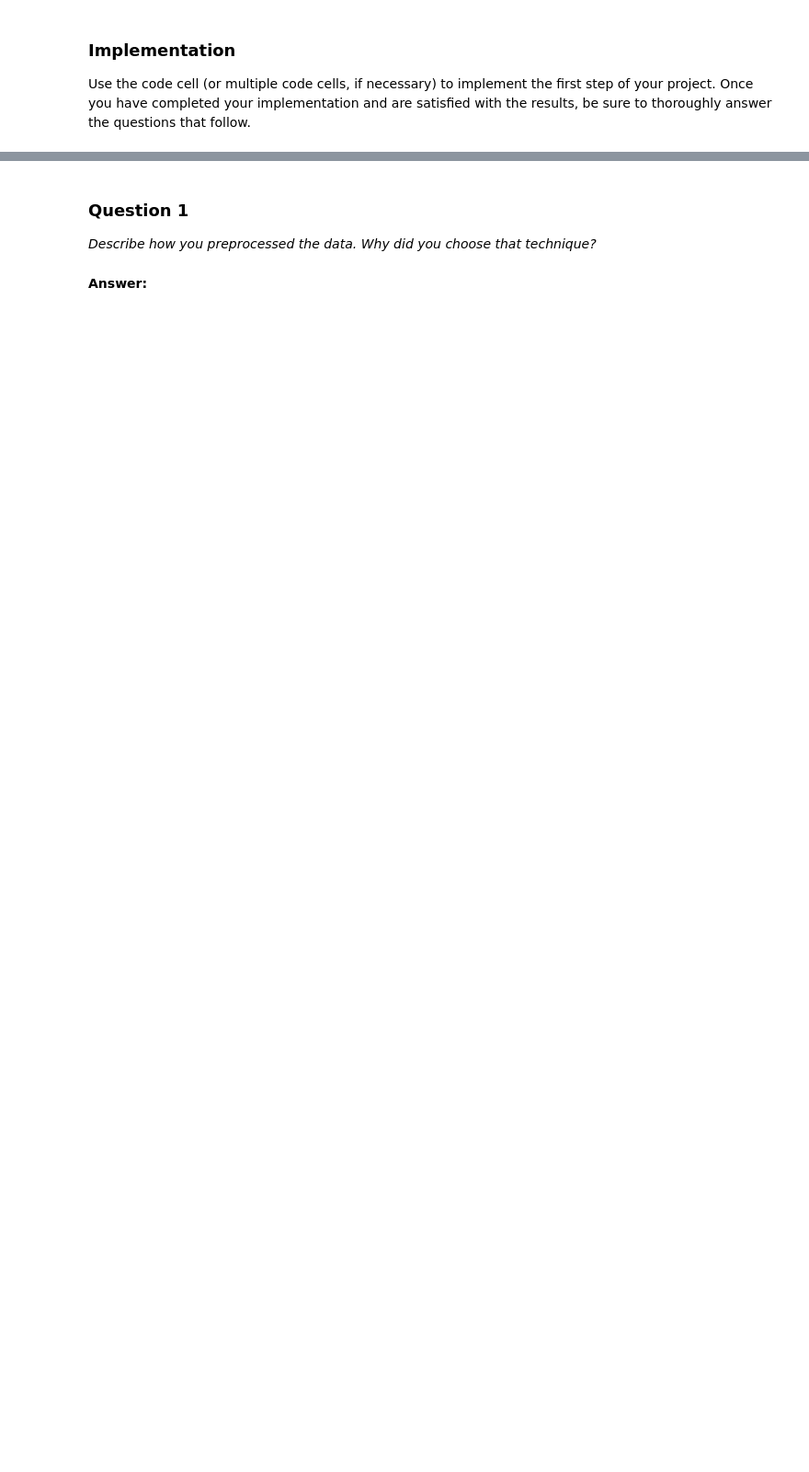
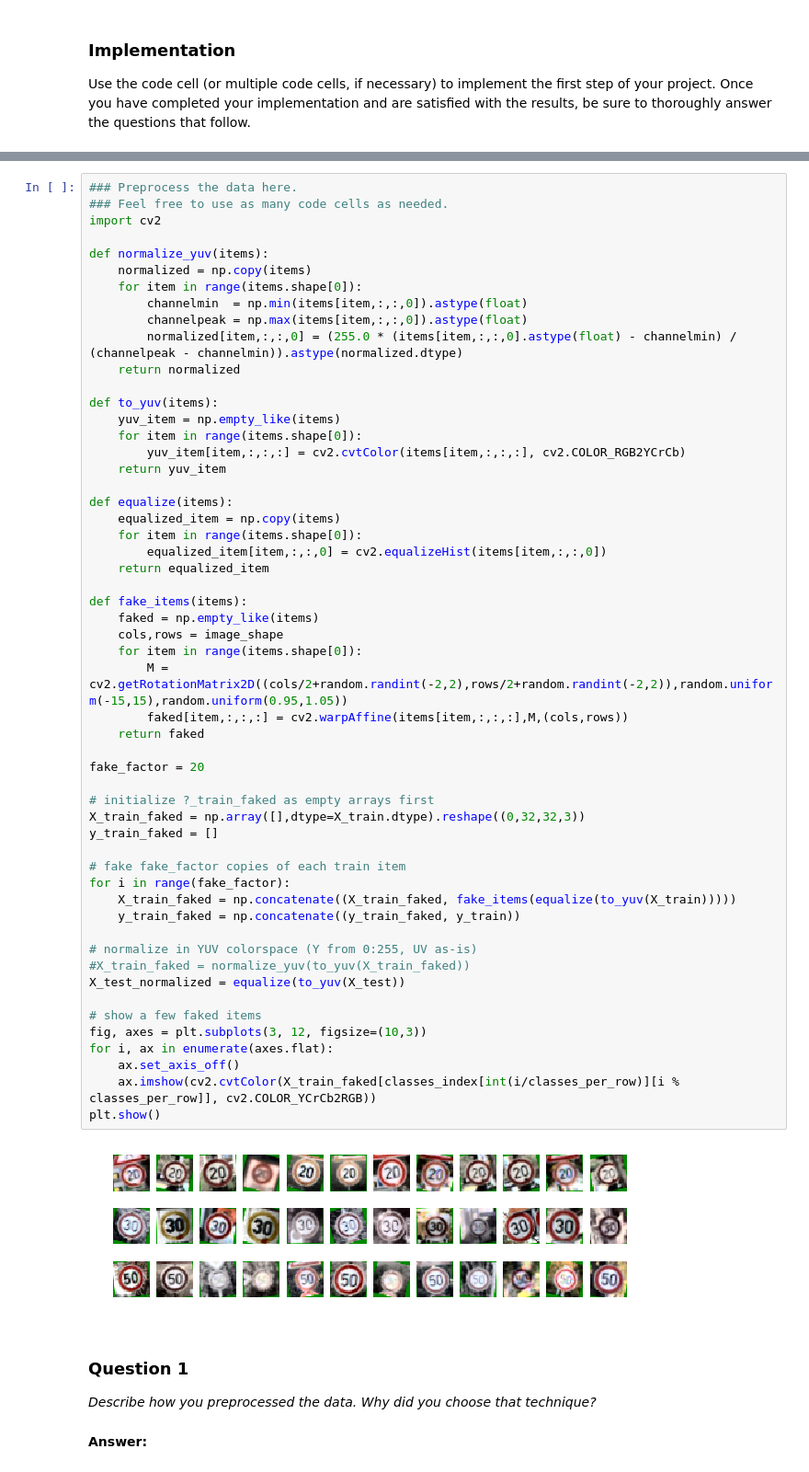
Before and after one commit to antorsae/CarND-Traffic-Sign-Classifier-Project, a Jupyter notebook: Traffic_Sign_Classifier.ipynb, the cells around one changed output, grey strips where cells are left out. Shown at 92% size. Drawn from its saved outputs; the diff is of its cells as text; blank space fills up the shorter version.

```diff
--- a/Traffic_Sign_Classifier.ipynb
+++ b/Traffic_Sign_Classifier.ipynb
@@ -242,3 +134,59 @@ uint8
+# %%
+### Preprocess the data here.
+### Feel free to use as many code cells as needed.
+import cv2
+
+def normalize_yuv(items):
+    normalized = np.copy(items)
+    for item in range(items.shape[0]):
+        channelmin  = np.min(items[item,:,:,0]).astype(float)
+        channelpeak = np.max(items[item,:,:,0]).astype(float)
+        normalized[item,:,:,0] = (255.0 * (items[item,:,:,0].astype(float) - channelmin) / (channelpeak - channelmin)).astype(normalized.dtype)
+    return normalized
+
+def to_yuv(items):
+    yuv_item = np.empty_like(items)
+    for item in range(items.shape[0]):
+        yuv_item[item,:,:,:] = cv2.cvtColor(items[item,:,:,:], cv2.COLOR_RGB2YCrCb)
+    return yuv_item
+
+def equalize(items):
+    equalized_item = np.copy(items)
+    for item in range(items.shape[0]):
+        equalized_item[item,:,:,0] = cv2.equalizeHist(items[item,:,:,0])
+    return equalized_item
+
+def fake_items(items):
+    faked = np.empty_like(items)
+    cols,rows = image_shape
+    for item in range(items.shape[0]):
+        M = cv2.getRotationMatrix2D((cols/2+random.randint(-2,2),rows/2+random.randint(-2,2)),random.uniform(-15,15),random.uniform(0.95,1.05))
+        faked[item,:,:,:] = cv2.warpAffine(items[item,:,:,:],M,(cols,rows))
+    return faked
+
+fake_factor = 20
+
+# initialize ?_train_faked as empty arrays first
+X_train_faked = np.array([],dtype=X_train.dtype).reshape((0,32,32,3))
+y_train_faked = []
+
+# fake fake_factor copies of each train item
+for i in range(fake_factor):
+    X_train_faked = np.concatenate((X_train_faked, fake_items(equalize(to_yuv(X_train)))))
+    y_train_faked = np.concatenate((y_train_faked, y_train))
+
+# normalize in YUV colorspace (Y from 0:255, UV as-is)
+#X_train_faked = normalize_yuv(to_yuv(X_train_faked))
+X_test_normalized = equalize(to_yuv(X_test))
+
+# show a few faked items
+fig, axes = plt.subplots(3, 12, figsize=(10,3))
+for i, ax in enumerate(axes.flat):
+    ax.set_axis_off()
+    ax.imshow(cv2.cvtColor(X_train_faked[classes_index[int(i/classes_per_row)][i % classes_per_row]], cv2.COLOR_YCrCb2RGB))
+plt.show()
+# %% [output]
+[figure, added]
 # %% [markdown]
 ### Question 1
 
```
Also changed, not shown: parts of 9 cells of this notebook.
